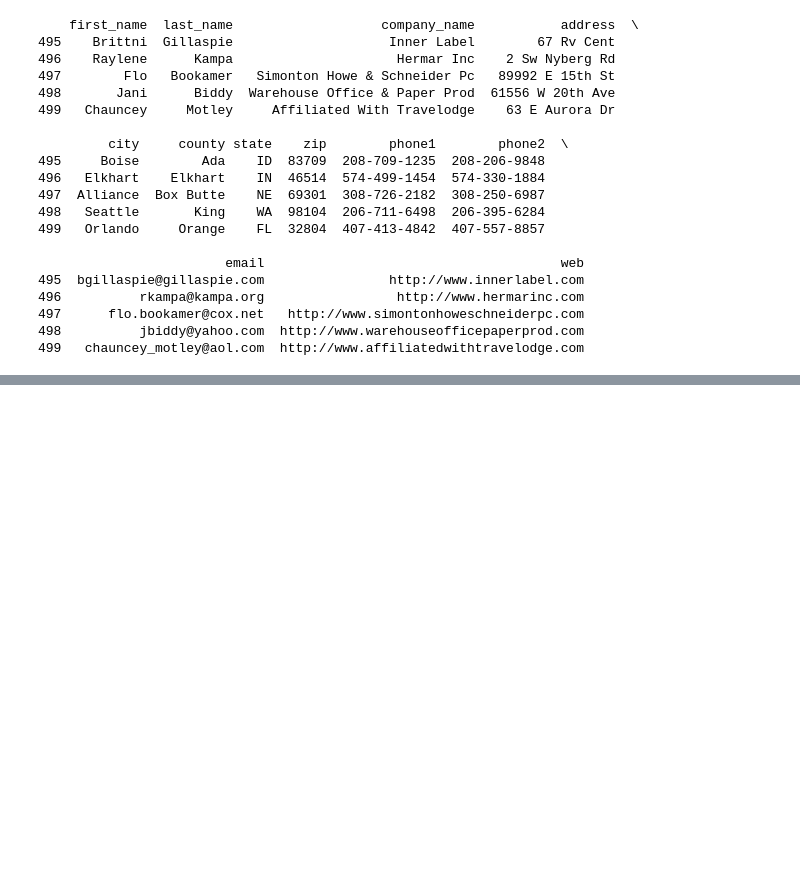
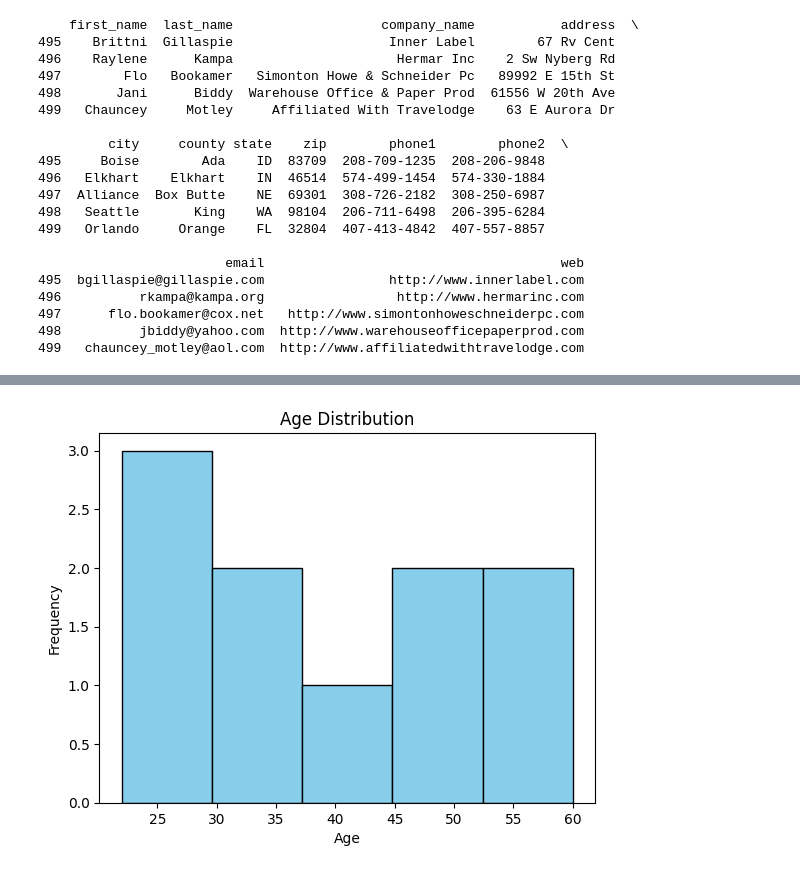
Before and after one commit to chykritam/Kathmandu-Training, a Jupyter notebook: Day 21/Pandas_Library.ipynb, the cells around one changed output, grey strips where cells are left out. Saved outputs shown, nothing was run; the diff lists cells and outputs as text; code cells hidden in the pictures; blank space fills up the shorter version.

```diff
--- a/Day 21/Pandas_Library.ipynb
+++ b/Day 21/Pandas_Library.ipynb
@@ -223,0 +267,10 @@ print(df_csv.tail(5))
+# %%
+# Histogram
+ages = [22, 25, 27, 30, 35, 40, 45, 50, 55, 60]
+plt.hist(ages, bins=5, color='skyblue', edgecolor='black')
+plt.title('Age Distribution')
+plt.xlabel('Age')
+plt.ylabel('Frequency')
+plt.show()
+# %% [output]
+[figure, added]
```
Also changed, not shown: parts of 5 cells of this notebook, 1 other file.
